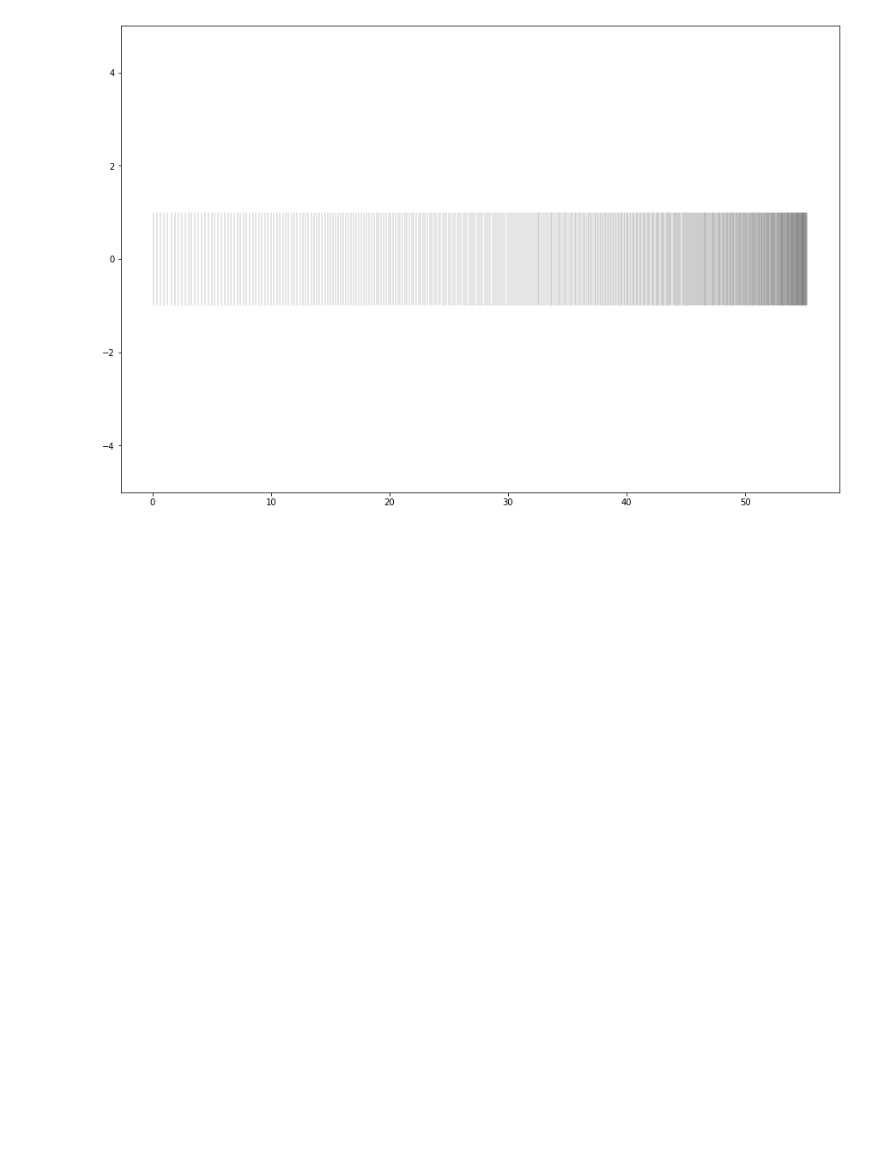
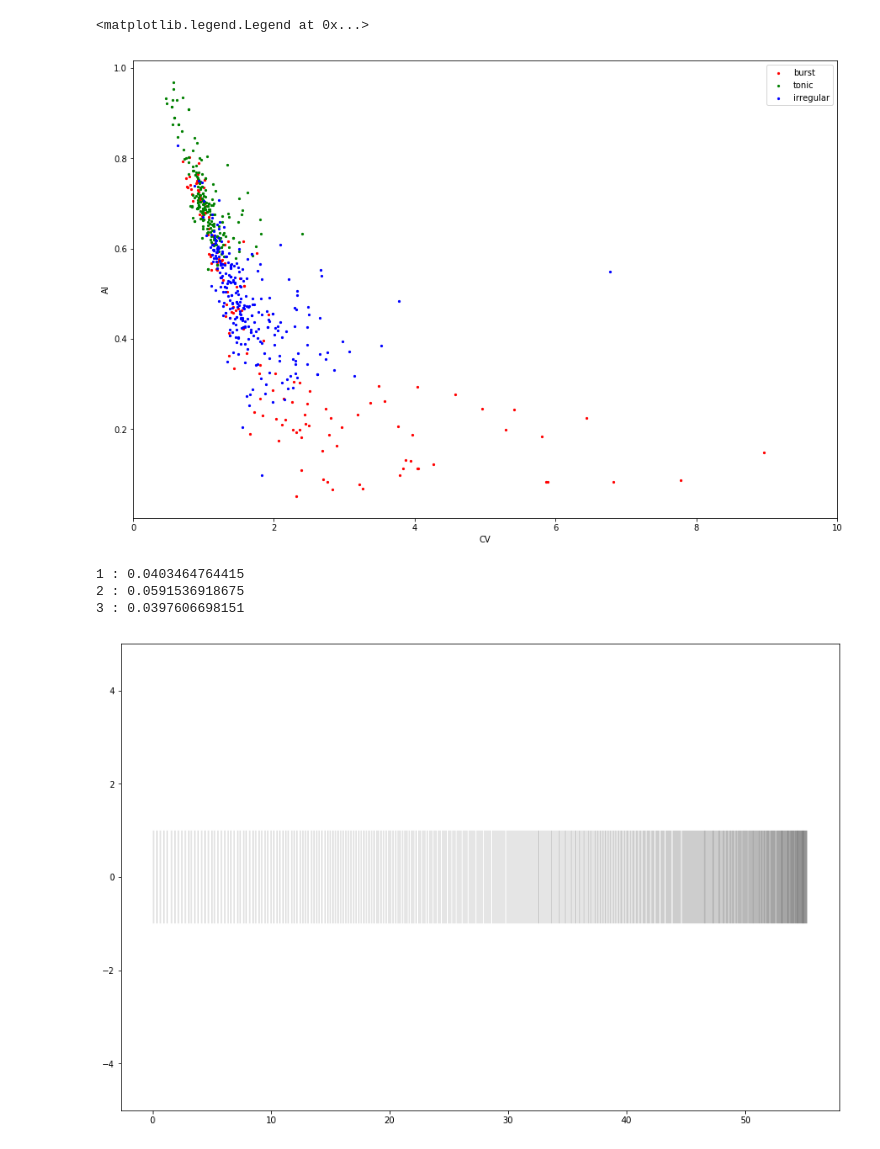
Before and after one commit to Vlad0922/neurophysiology, a Jupyter notebook: burst_clusters_heirarchy.ipynb, the cells around one changed output. Drawn from its saved outputs; the diff is of its cells as text; code cells hidden in the pictures; blank space fills up the shorter version.

Commit message:
[fix] fixed SDH clustering

```diff
--- a/burst_clusters_heirarchy.ipynb
+++ b/burst_clusters_heirarchy.ipynb
@@ -284,0 +428,16 @@ plt.scatter([c[0] for c in cv_ai], [c[1] for c in cv_ai], c=cut)
+# %%
+def get_nearest_cluster(sdh):
+    if len(sdh) < 10:
+        sdh = pad_to_size(sdh, 10, 0.)
+    else:
+        sdh = sdh[:10]
+
+    res, min_dist = -1, 100500
+    for k, val in mean_dct.items():
+        curr_dist = JSD(sdh, val)
+        if curr_dist < min_dist:
+            res, min_dist = k, curr_dist
+
+    return res
+# %%
+labels = np.array([get_nearest_cluster(sdh) for sdh in sdh_vals])
@@ -284,0 +448,15 @@ plt.scatter([c[0] for c in cv_ai], [c[1] for c in cv_ai], c=cut)
+# %%
+plt.figure(figsize=(15,10))
+for l, col, name in zip(np.unique(labels), ['r','g','b'], ['burst', 'tonic', 'irregular']):
+    idx = np.where(labels == l)
+    plt.scatter(cv_ai[idx, 0], cv_ai[idx, 1], color=col, s=5, label=name)
+# plt.scatter([c[0] for c in cv_ai], [c[1] for c in cv_ai], cmap='plasma', c=cut, s=5)
+
+plt.xlim([0, 10])
+
+plt.xlabel('CV')
+plt.ylabel('AI')
+plt.legend()
+# %% [output]
+<matplotlib.legend.Legend at 0x...>
+[figure, added]
@@ -285,3 +469,11 @@ plt.scatter([c[0] for c in cv_ai], [c[1] for c in cv_ai], c=cut)
+# %%
+for k, val in mean_dct.items():
+    dist = JSD(strange_sdh, val)
+    print(k, ':', dist)
+# %% [output]
+1 : 0.0403464764415
+2 : 0.0591536918675
+3 : 0.0397606698151
 # %%
 tonic_inc = [0.1]
 isi = 0.3
```
Also changed, not shown: parts of 35 cells of this notebook.
